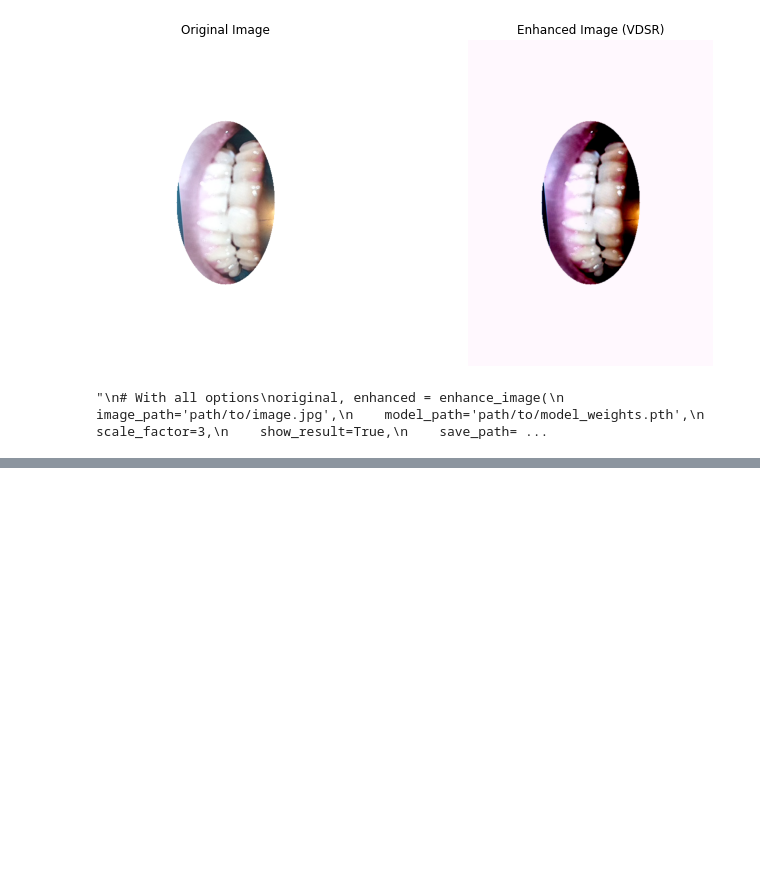
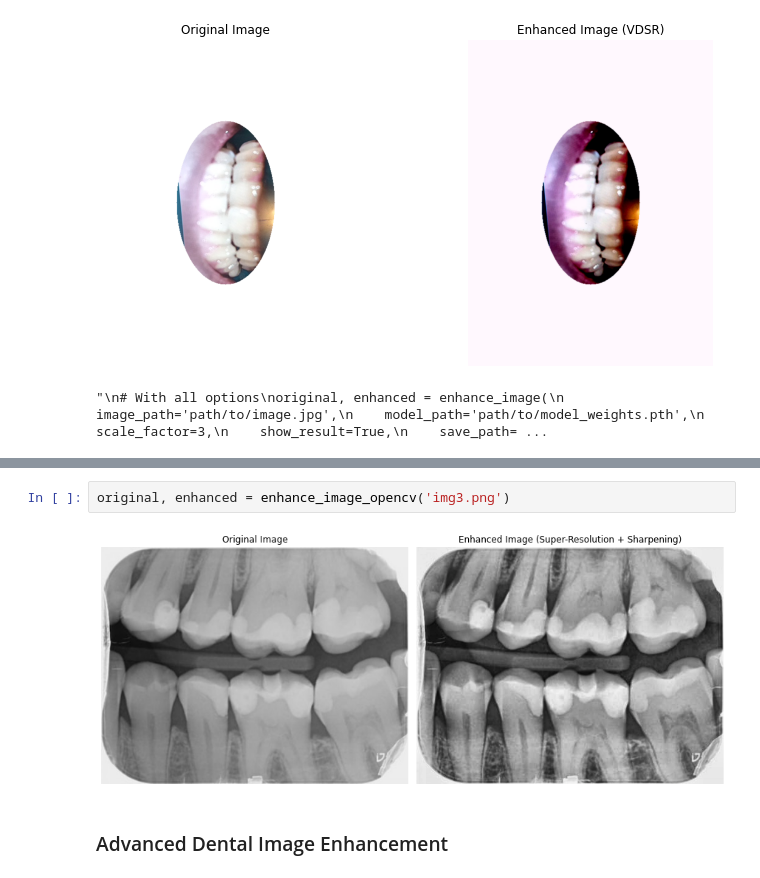
Before and after one commit to Muhammad-Abdullah-Jami/Personal_Projects, a Jupyter notebook: feb.ipynb, the cells around one changed output, grey strips where cells are left out. Drawn from its saved outputs; the diff is of its cells as text; blank space fills up the shorter version.

```diff
--- a/feb.ipynb
+++ b/feb.ipynb
@@ -207,0 +252,6 @@ original, enhanced = enhance_image('img3.png')
+# %%
+original, enhanced = enhance_image_opencv('img3.png')
+# %% [output]
+[figure, added]
+# %% [markdown]
+### Advanced Dental Image Enhancement
```
Also changed, not shown: parts of 5 cells of this notebook.
